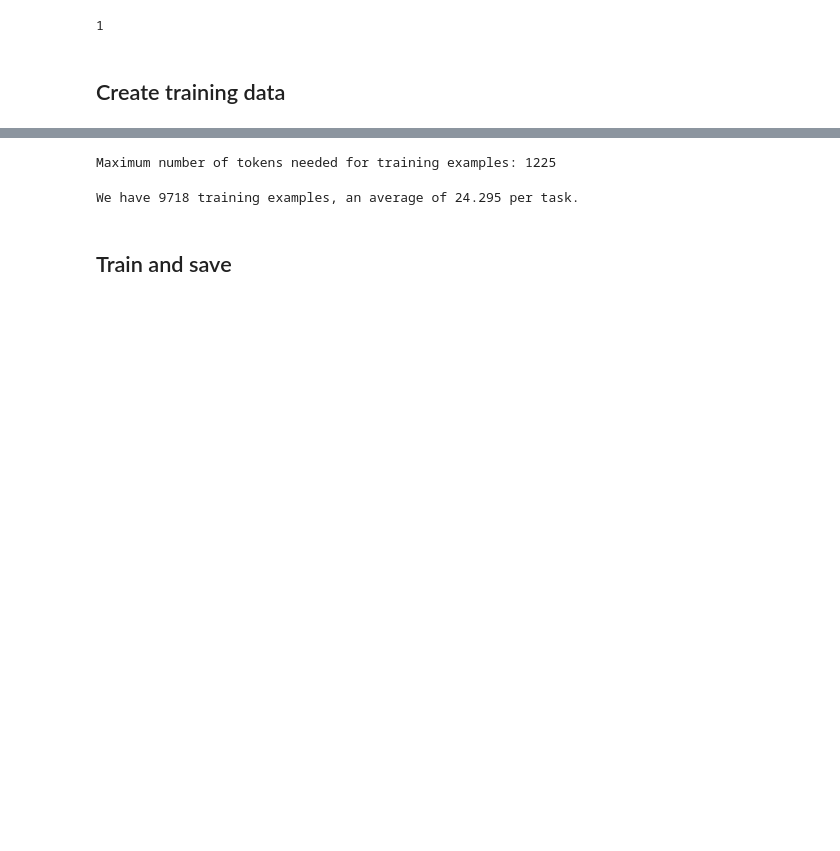
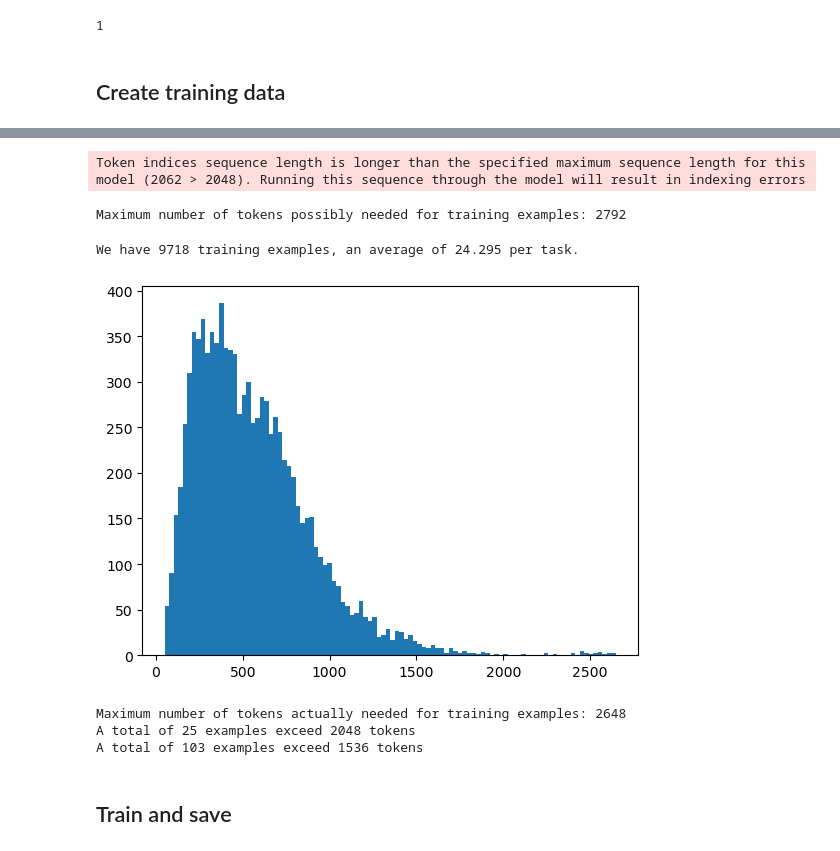
Before and after one commit to AmziJeffs/ARCPrize2024, a Jupyter notebook: CodeGen fine-tuning/training.ipynb, the cells around one changed output, grey strips where cells are left out. Saved outputs shown, nothing was run; the diff lists cells and outputs as text; code cells hidden in the pictures; blank space fills up the shorter version.

```diff
--- a/CodeGen fine-tuning/training.ipynb
+++ b/CodeGen fine-tuning/training.ipynb
@@ -165,8 +165,8 @@ def solve_913fb3ed(I):
 # Check worst case for number of tokens needed to encode an example
 max_tokens_needed = 0
 for label in tqdm(train_task_labels):
-    solver = solver_programs[l]
-    verifier = verifier_programs[l]
+    solver = solver_programs[label]
+    verifier = verifier_programs[label]
     N = len(train_tasks[label]['train'])
     M = len(train_tasks[label]['test'])
     for i in range(N):
@@ -192,8 +192,10 @@ for label in tqdm(train_task_labels):
             verifier_ex = create_training_example(verifier, in_grid, out_grid)
             max_tokens_needed = max(max_tokens_needed, len(codegen_tokenizer.tokenize(solver_ex)))
             max_tokens_needed = max(max_tokens_needed, len(codegen_tokenizer.tokenize(verifier_ex)))
+# %% [output]
+Token indices sequence length is longer than the specified maximum sequence length for this model (2062 > 2048). Running this sequence through the model will result in indexing errors
 # %%
-print(f"Maximum number of tokens needed for training examples: {max_tokens_needed}")
+print(f"Maximum number of tokens possibly needed for training examples: {max_tokens_needed}")
 # %% [output]
-Maximum number of tokens needed for training examples: 1225
+Maximum number of tokens possibly needed for training examples: 2792
 # %%
@@ -234,6 +236,19 @@ for label in train_task_labels:
 print(f"We have {len(training_examples)} training examples, an average of {len(training_examples) / 400} per task.")
 # %% [output]
 We have 9718 training examples, an average of 24.295 per task.
+# %%
+token_counts = [len(codegen_tokenizer.tokenize(example)) for example in training_examples]
+# %%
+plt.hist(token_counts, bins = 100)
+plt.show()
+print(f"Maximum number of tokens actually needed for training examples: {max(token_counts)}")
+print(f"A total of {sum([count > 2048 for count in token_counts])} examples exceed 2048 tokens")
+print(f"A total of {sum([count > 1536 for count in token_counts])} examples exceed 1536 tokens")
+# %% [output]
+[figure, added]
+Maximum number of tokens actually needed for training examples: 2648
+A total of 25 examples exceed 2048 tokens
+A total of 103 examples exceed 1536 tokens
 # %%
 dataset = Dataset.from_dict({'text': training_examples})
 # %% [markdown]
```
Also changed, not shown: parts of 5 cells of this notebook, 1 other file.
